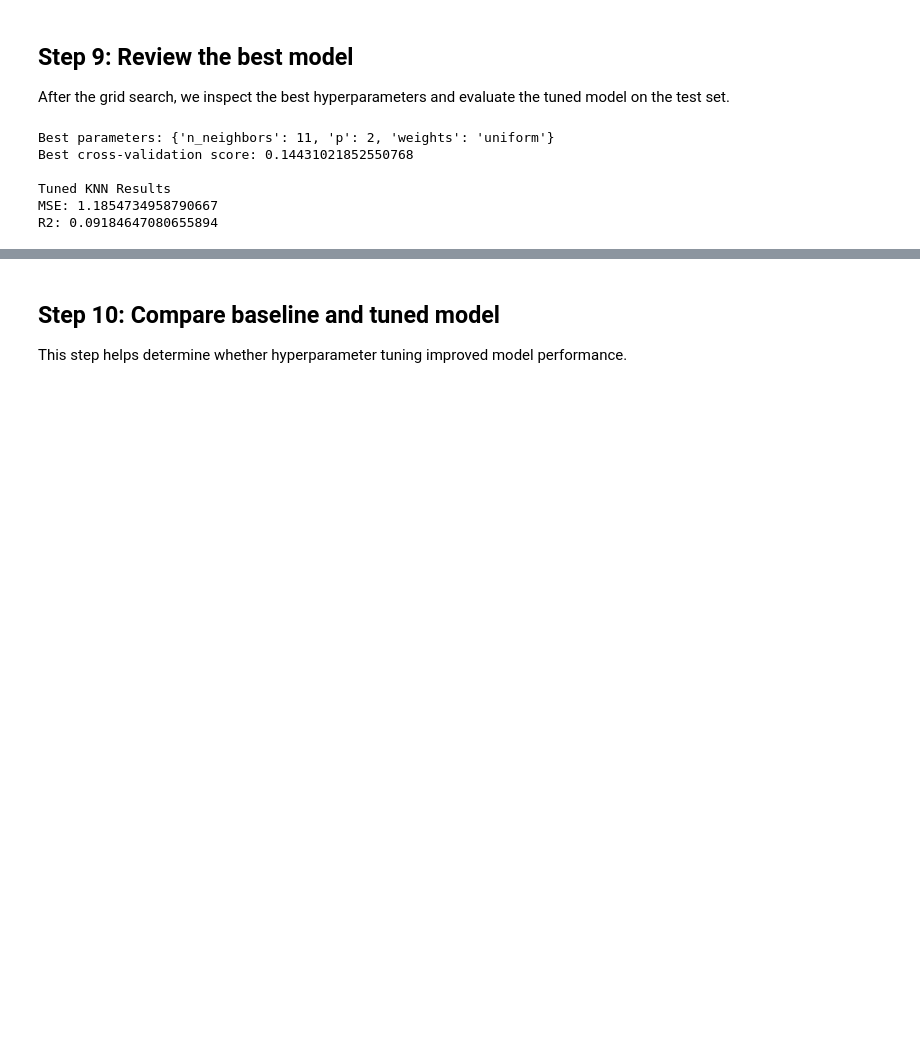
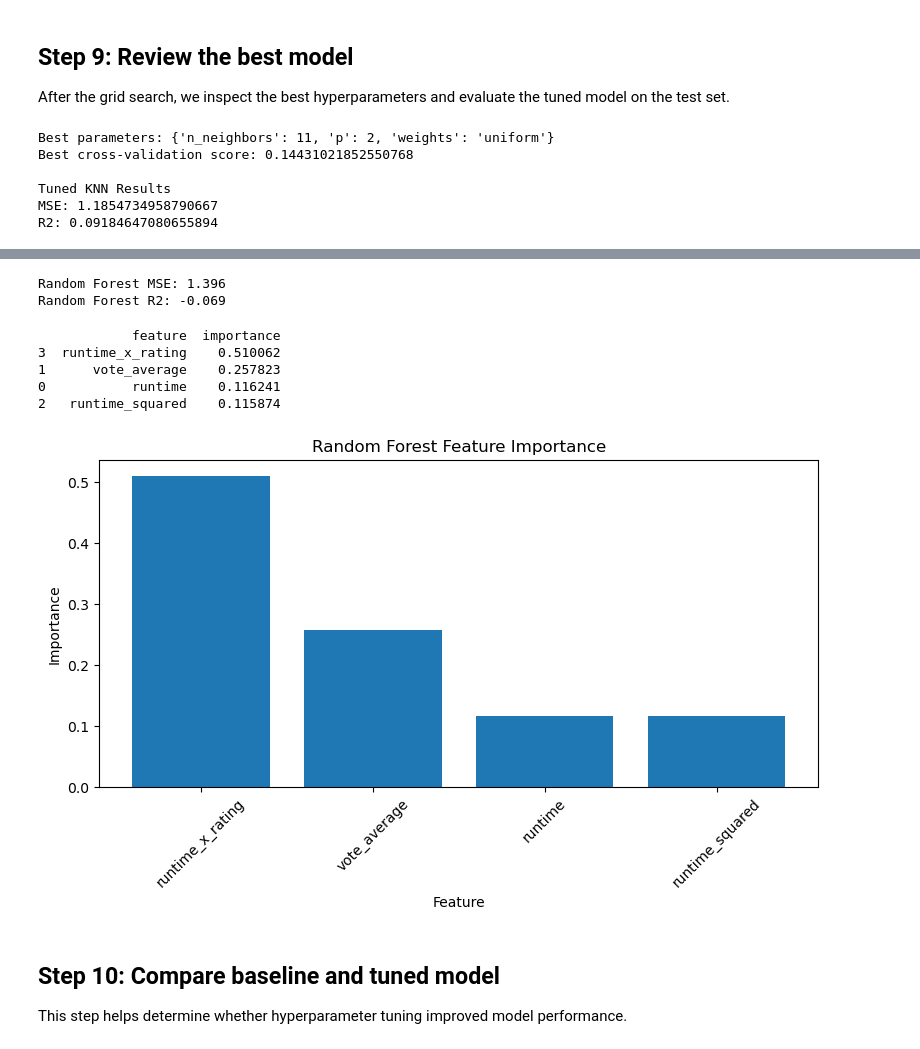
Before and after one commit to franciscandradegit/New-Block-Buster, a Jupyter notebook: notebooks/Goncalo_ML_Model.ipynb, the cells around one changed output, grey strips where cells are left out. Saved outputs shown, nothing was run; the diff lists cells and outputs as text; code cells hidden in the pictures; blank space fills up the shorter version.

```diff
--- a/notebooks/Goncalo_ML_Model.ipynb
+++ b/notebooks/Goncalo_ML_Model.ipynb
@@ -206,3 +229,51 @@ R2: 0.09184647080655894
+# %%
+from sklearn.ensemble import RandomForestRegressor
+from sklearn.metrics import mean_squared_error, r2_score
+
+# Initialize model
+rf = RandomForestRegressor(random_state=42)
+
+# Train model
+rf.fit(X_train_scaled, y_train)
+
+# Predictions
+y_pred_rf = rf.predict(X_test_scaled)
+
+# Evaluation
+mse_rf = mean_squared_error(y_test, y_pred_rf)
+r2_rf = r2_score(y_test, y_pred_rf)
+
+print(f"Random Forest MSE: {mse_rf:.3f}")
+print(f"Random Forest R2: {r2_rf:.3f}")
+# %% [output]
+Random Forest MSE: 1.396
+Random Forest R2: -0.069
+# %%
+import matplotlib.pyplot as plt
+import pandas as pd
+
+feature_importance = pd.DataFrame({
+    'feature': X.columns,
+    'importance': rf.feature_importances_
+}).sort_values(by='importance', ascending=False)
+
+print(feature_importance)
+
+plt.figure(figsize=(8,5))
+plt.bar(feature_importance['feature'], feature_importance['importance'])
+plt.xticks(rotation=45)
+plt.xlabel('Feature')
+plt.ylabel('Importance')
+plt.title('Random Forest Feature Importance')
+plt.tight_layout()
+plt.show()
+# %% [output]
+            feature  importance
+3  runtime_x_rating    0.510062
+1      vote_average    0.257823
+0           runtime    0.116241
+2   runtime_squared    0.115874
+[figure, added]
 # %% [markdown]
 ## Step 10: Compare baseline and tuned model
 
```
Also changed, not shown: parts of 8 cells of this notebook, 2 other files.
